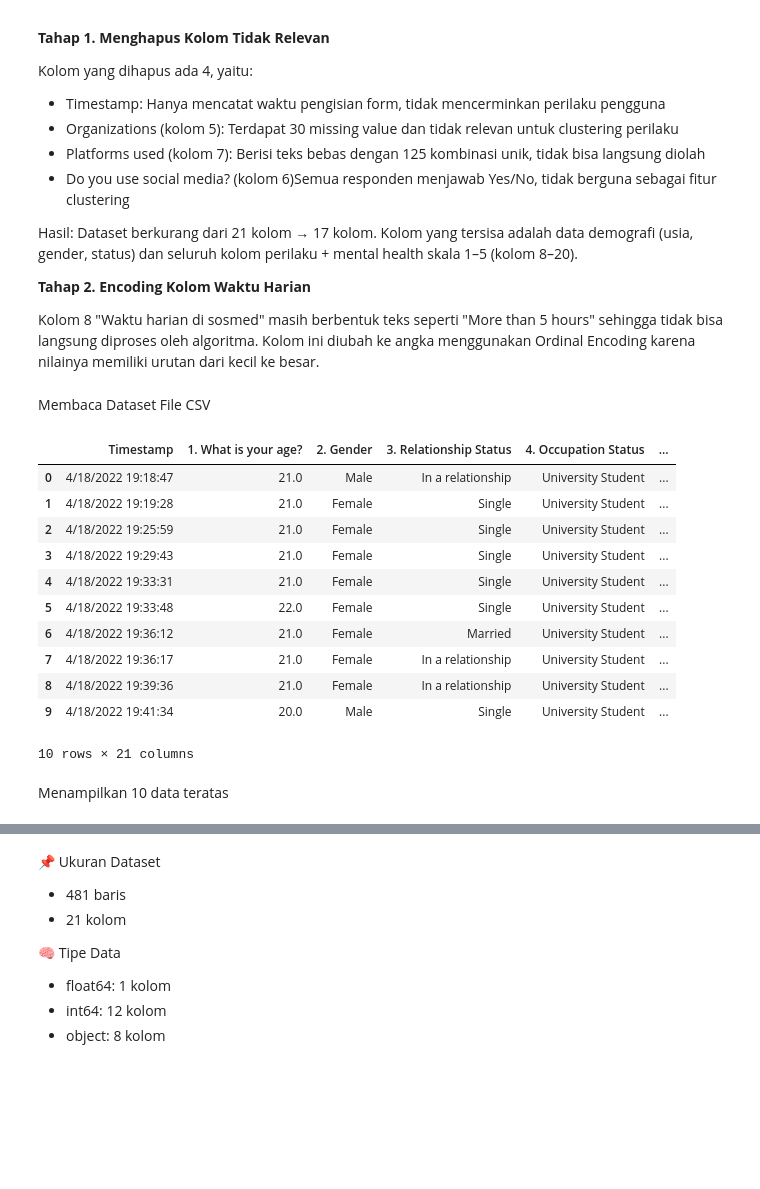
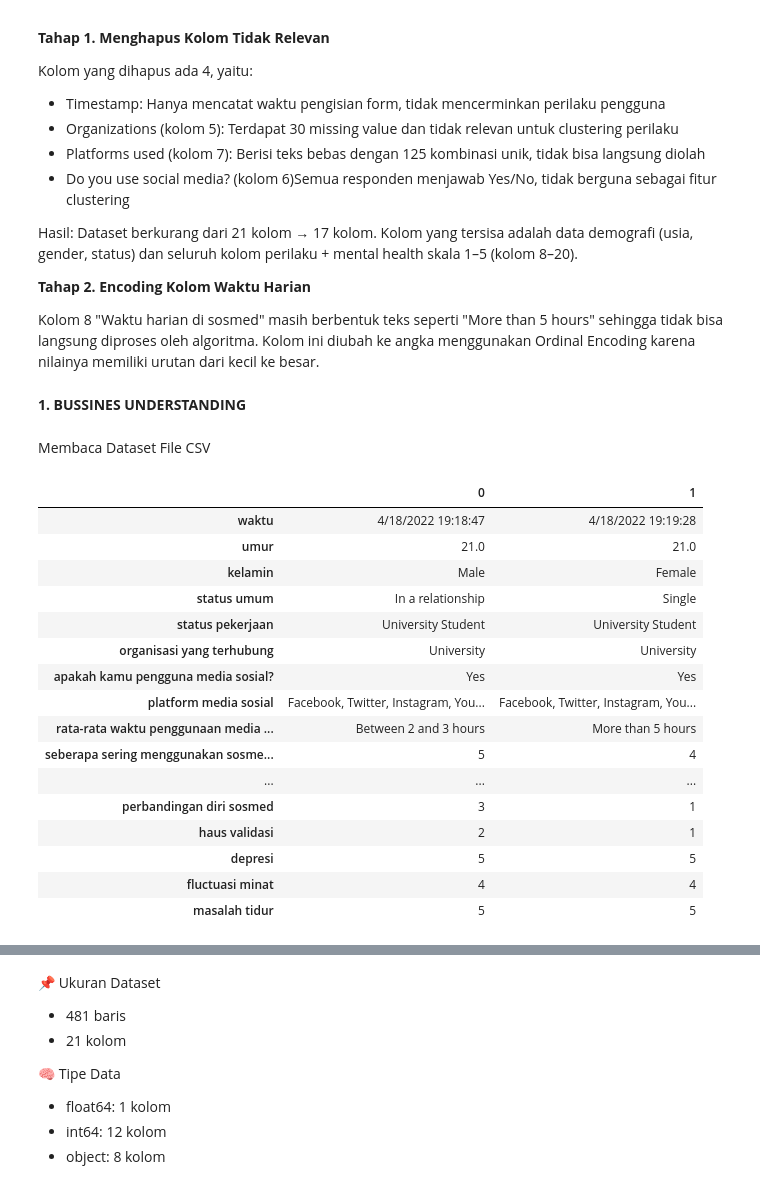
Before and after one commit to Sann11-y/Clustering-types-of-social-media-users, a Jupyter notebook: Project.ipynb, the cells around one changed output, grey strips where cells are left out. Saved outputs shown, nothing was run; the diff lists cells and outputs as text; code cells hidden in the pictures; blank space fills up the shorter version.

```diff
--- a/Project.ipynb
+++ b/Project.ipynb
@@ -76,29 +76,59 @@ Hasil: Dataset berkurang dari 21 kolom → 17 kolom. Kolom yang tersisa adalah d
 **Tahap 2. Encoding Kolom Waktu Harian**
 
 Kolom 8 "Waktu harian di sosmed" masih berbentuk teks seperti "More than 5 hours" sehingga tidak bisa langsung diproses oleh algoritma. Kolom ini diubah ke angka menggunakan Ordinal Encoding karena nilainya memiliki urutan dari kecil ke besar.
+# %% [markdown]
+**1. BUSSINES UNDERSTANDING**
 # %%
 import pandas as pd
 file= "smmh.csv"
 df=pd.read_csv(file)
 # %% [markdown]
 Membaca Dataset File CSV
-# %%
-df.head(10)
-# %% [output]
-|  | Timestamp | 1. What is your age? | 2. Gender | 3. Relationship Status | 4. Occupation Status | ... |
-| 0 | 4/18/2022 19:18:47 | 21.0 | Male | In a relationship | University Student | ... |
-| 1 | 4/18/2022 19:19:28 | 21.0 | Female | Single | University Student | ... |
-| 2 | 4/18/2022 19:25:59 | 21.0 | Female | Single | University Student | ... |
-| 3 | 4/18/2022 19:29:43 | 21.0 | Female | Single | University Student | ... |
-| 4 | 4/18/2022 19:33:31 | 21.0 | Female | Single | University Student | ... |
-| 5 | 4/18/2022 19:33:48 | 22.0 | Female | Single | University Student | ... |
-| 6 | 4/18/2022 19:36:12 | 21.0 | Female | Married | University Student | ... |
-| 7 | 4/18/2022 19:36:17 | 21.0 | Female | In a relationship | University Student | ... |
-| 8 | 4/18/2022 19:39:36 | 21.0 | Female | In a relationship | University Student | ... |
-| 9 | 4/18/2022 19:41:34 | 20.0 | Male | Single | University Student | ... |
-10 rows × 21 columns
-# %% [markdown]
-Menampilkan 10 data teratas
+# %%
+kolom_baru = {
+    'Timestamp': 'waktu',
+    '1. What is your age?': 'umur',
+    '2. Gender': 'kelamin',
+    '3. Relationship Status': 'status umum',
+    '4. Occupation Status': 'status pekerjaan',
+    '5. What type of organizations are you affiliated with?': 'organisasi yang terhubung',
+    '6. Do you use social media?': 'apakah kamu pengguna media sosial?',
+    '7. What social media platforms do you commonly use?': 'platform media sosial',
+    '8. What is the average time you spend on social media every day?': 'rata-rata waktu penggunaan media sosial per hari',
+    '9. How often do you find yourself using Social media without a specific purpose?': 'seberapa sering menggunakan sosmed tanpa tujuan tertentu',
+    '10. How often do you get distracted by Social media when you are busy doing something?': 'distraksi',
+    "11. Do you feel restless if you haven't used Social media in a while?": 'kelelahan',
+    '12. On a scale of 1 to 5, how easily distracted are you?' : 'distraksi',
+    '13. On a scale of 1 to 5, how much are you bothered by worries?' : 'kekhawatiran',
+    '14. Do you find it difficult to concentrate on things?' : 'kesulitan konsentrasi',
+    '15. On a scale of 1-5, how often do you compare yourself to other successful people through the use of social media?' : 'perbandingan diri sosmed',
+    '16. Following the previous question, how do you feel about these comparisons, generally speaking?' : 'perbandingan diri sosmed',
+    '17. How often do you look to seek validation from features of social media?' : 'haus validasi',
+    '18. How often do you feel depressed or down?' : 'depresi',
+    '19. On a scale of 1 to 5, how frequently does your interest in daily activities fluctuate?' : 'fluctuasi minat',
+    '20. On a scale of 1 to 5, how often do you face issues regarding sleep?' : 'masalah tidur',
+}
+
+df.rename(columns=kolom_baru, inplace=True)
+df.head(2).T
+# %% [output]
+|  | 0 | 1 |
+| waktu | 4/18/2022 19:18:47 | 4/18/2022 19:19:28 |
+| umur | 21.0 | 21.0 |
+| kelamin | Male | Female |
+| status umum | In a relationship | Single |
+| status pekerjaan | University Student | University Student |
+| organisasi yang terhubung | University | University |
+| apakah kamu pengguna media sosial? | Yes | Yes |
+| platform media sosial | Facebook, Twitter, Instagram, You... | Facebook, Twitter, Instagram, You... |
+| rata-rata waktu penggunaan media ... | Between 2 and 3 hours | More than 5 hours |
+| seberapa sering menggunakan sosme... | 5 | 4 |
+| ... | ... | ... |
+| perbandingan diri sosmed | 3 | 1 |
+| haus validasi | 2 | 1 |
+| depresi | 5 | 5 |
+| fluctuasi minat | 4 | 4 |
+| masalah tidur | 5 | 5 |
 # %%
 df.info()
 # %% [output]
```
Also changed, not shown: parts of 10 cells of this notebook.
